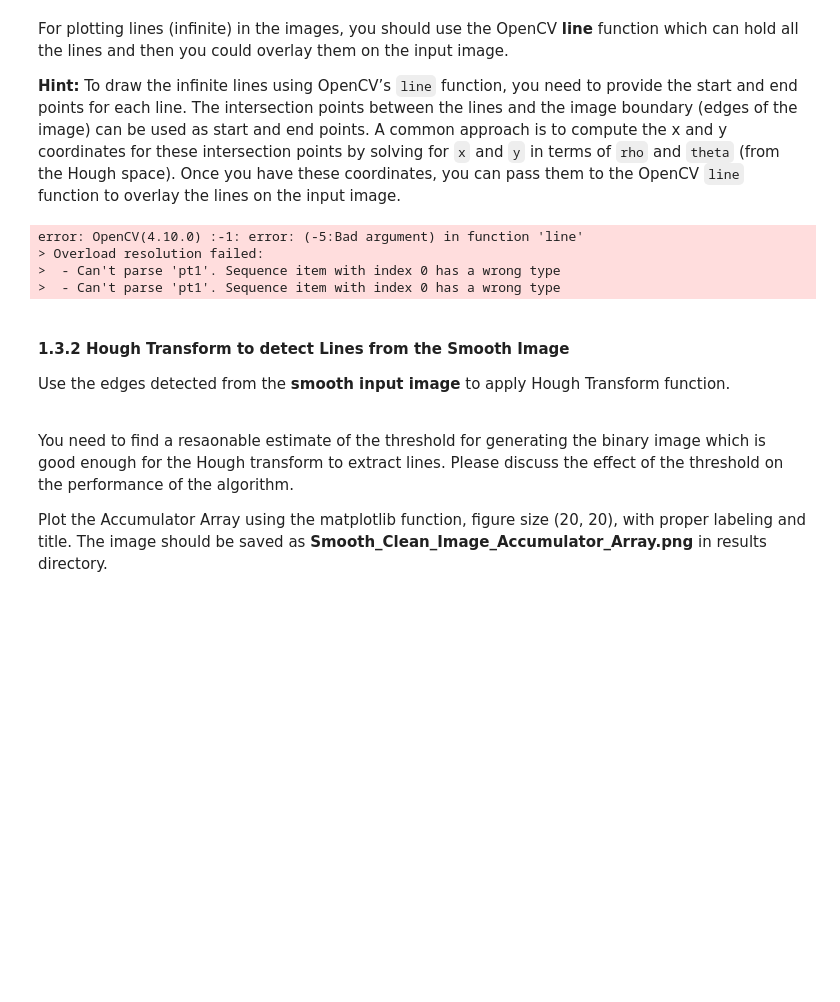
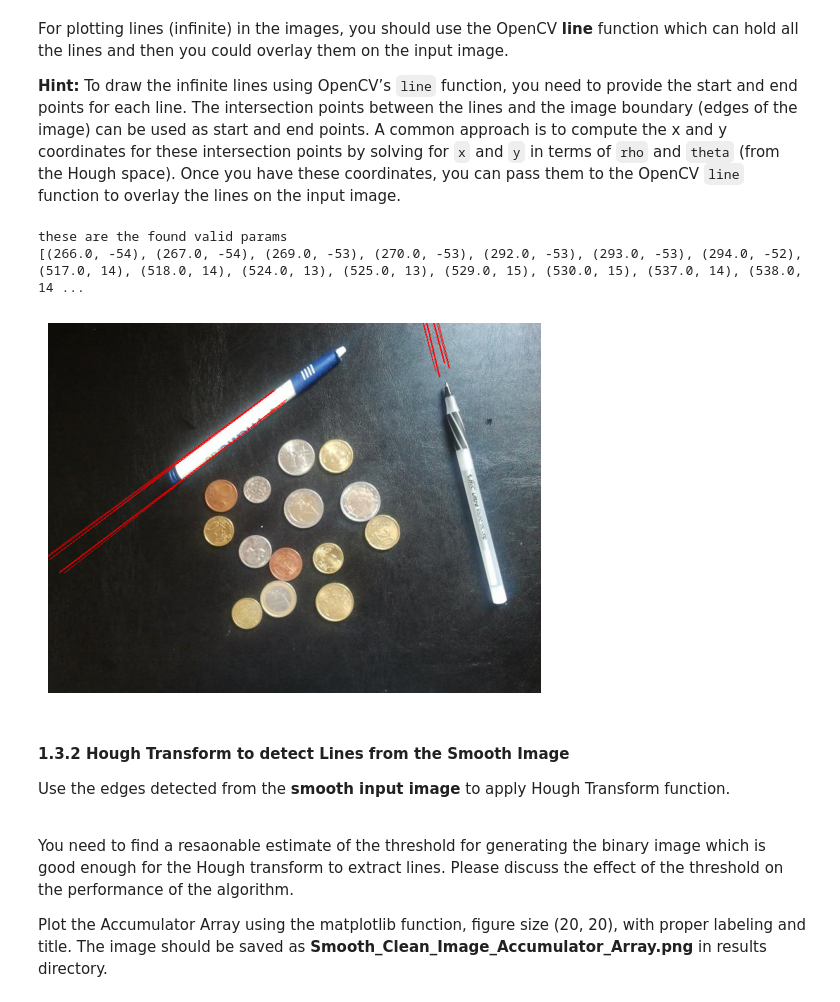
Before and after one commit to JaredMiller9922/CS-6320, a Jupyter notebook: proj2_6320/proj2_code/Project_2_CS6320.ipynb, the cells around one changed output. Cells and saved outputs as stored; diff of their text form; code cells hidden in the pictures; blank space fills up the shorter version.

```diff
--- a/proj2_6320/proj2_code/Project_2_CS6320.ipynb
+++ b/proj2_6320/proj2_code/Project_2_CS6320.ipynb
@@ -445,56 +441,54 @@ def plot_lines(img_path, accumulator, thetas, rhos, acc_threshold, save_path):
     '''
     ############################
     ### TODO: Your Implementation ###
+    img = cv.imread(img_path)
     valid_params = []
+
     # Loop through the accumulator array and collect valid (rho,thea) vals
     # Note! np.ndindex returns index values!
     for rho, theta in np.ndindex(accumulator.shape):
         if accumulator[rho, theta] >= acc_threshold:
             valid_params.append((rhos[rho],thetas[theta]))
 
+    print('these are the found valid params')
+    print(valid_params)
+    lines = 0
+
     # Loop through valid rho and theta values to get start and end
-    x_y_vals = []
+    # GrokAI helped me write this chunk of code
     for rho, theta in valid_params:
-        x_intercept = rho / np.cos(np.radians(theta))
-        y_intercept = -1 * (rho / np.sin(np.radians(theta)))
-        x_y_vals.append((x_intercept,y_intercept))
+        x_norm = np.cos(np.radians(theta))
+        y_norm = np.sin(np.radians(theta))
 
-    # Plot the image
-    img = cv.imread(img_path)
-
-    # Add all lines to OpenCV line function
-    for x,y in x_y_vals:
-        cv.line(img, (x,0), (0,y), color=(0,0,255), thickness=2)
+        x0 = rho * x_norm # rho * normal vector
+        y0 = -rho * y_norm # rho * normal vector
+        a = -y_norm # line that is perpendicular to your normal vector
+        b = -x_norm # line that is perpendicular to your normal vector
+        pt1 = (int(x0 + 1000 * a), int (y0 + 1000 * b))
+        pt2 = (int(x0 - 1000 * a), int (y0 - 1000 * b))
+        cv.line(img, pt1, pt2, color=(0,0,255), thickness = 1)
 
     plt.figure()
     plt.imshow(cv.cvtColor(img, cv.COLOR_BGR2RGB))
     plt.axis('off')
     plt.show()
-
-    # write the image to specified path
-    cv.imwrite(save_path, )
-
-    ############################
-    ### Your Implementation ENDS here ###
-    ############################
 # %%
 # Plot the lines extracted on the Original Image
 # Adjust the accumulator threshold to filter out weak or unwanted lines
-acc_threshold=1000   # Example value, students should tune this
+acc_threshold=150   # Example value, students should tune this
 
 plot_lines(
     img_path='../data/proj2-clean-image.jpg',
     accumulator=ori_accumulator,
     thetas=ori_thetas,
     rhos=ori_rhos,
     acc_threshold=acc_threshold,
     save_path='../results/Ques_1/Ori_Clean_Image_Output_Lines.png'
 )
 # %% [output]
-error: OpenCV(4.10.0) :-1: error: (-5:Bad argument) in function 'line'
-> Overload resolution failed:
->  - Can't parse 'pt1'. Sequence item with index 0 has a wrong type
->  - Can't parse 'pt1'. Sequence item with index 0 has a wrong type
+these are the found valid params
+[(266.0, -54), (267.0, -54), (269.0, -53), (270.0, -53), (292.0, -53), (293.0, -53), (294.0, -52), (517.0, 14), (518.0, 14), (524.0, 13), (525.0, 13), (529.0, 15), (530.0, 15), (537.0, 14), (538.0, 14 ...
+[figure, added]
 # %% [markdown]
 #### 1.3.2 Hough Transform to detect Lines from the Smooth Image
 
```
Also changed, not shown: parts of 14 cells of this notebook, 9 other files.
